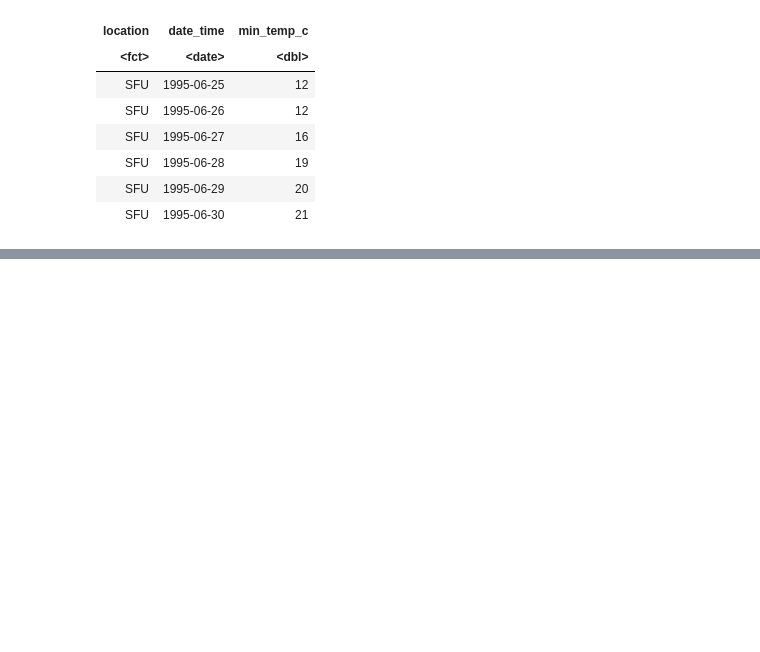
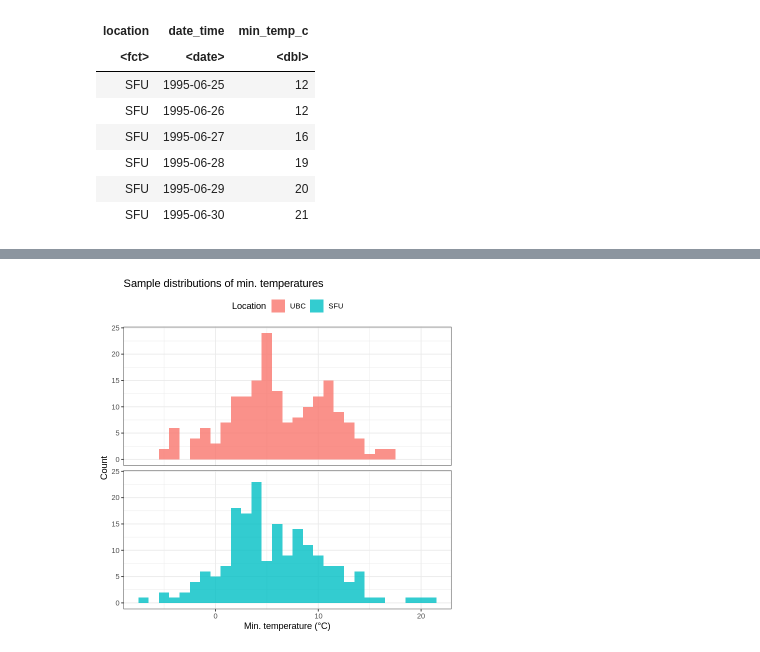
Before and after one commit to arthu-rguo/stat-201-proj, a Jupyter notebook: proposal.ipynb, the cells around one changed output, grey strips where cells are left out. Drawn from its saved outputs; the diff is of its cells as text; code cells hidden in the pictures; blank space fills up the shorter version.

```diff
--- a/proposal.ipynb
+++ b/proposal.ipynb
@@ -65,0 +111,14 @@ A tibble: 6 × 3
+# %%
+ubc_sfu_sample_dist <- ubc_sfu_data |>
+    ggplot(aes(x = min_temp_c, fill = location)) +
+        geom_histogram(binwidth = 1, alpha = 0.8) +
+        labs(title = "Sample distributions of min. temperatures",
+             x = "Min. temperature (°C)", y = "Count", fill = "Location") +
+        facet_wrap(~location, ncol = 1) +
+        theme_bw() +
+        theme(legend.position = "top",
+              strip.background = element_blank(), strip.text = element_blank())
+
+ubc_sfu_sample_dist
+# %% [output]
+[figure, added]
```
Also changed, not shown: parts of 12 cells of this notebook.
